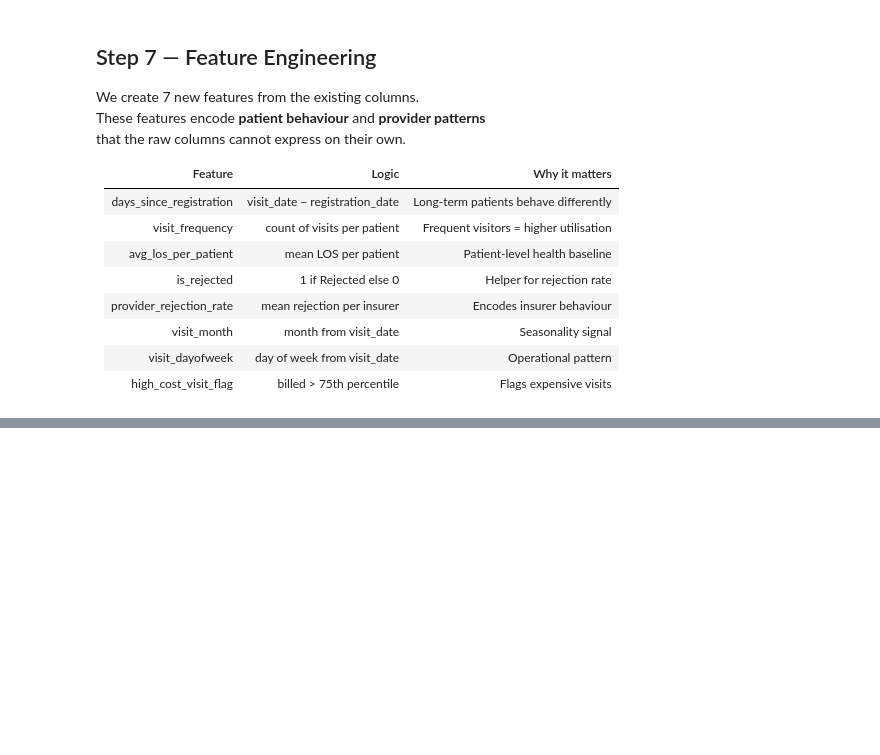
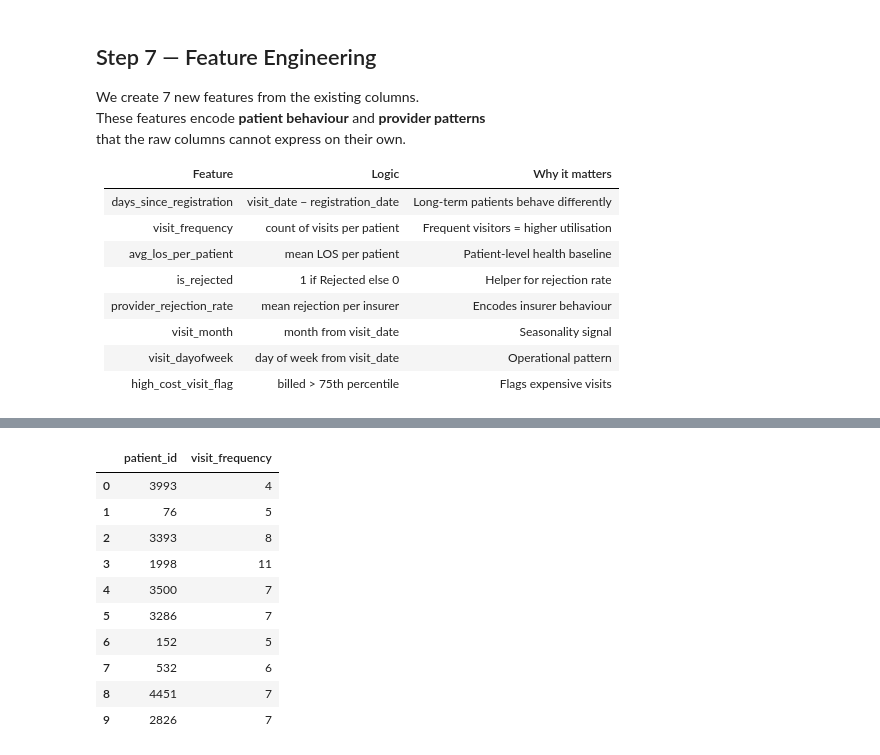
Before and after one commit to TheekshanaMayadunna/Hospital_MLOPS, a Jupyter notebook: notebooks/EDA.ipynb, the cells around one changed output, grey strips where cells are left out. Cells and saved outputs as stored; diff of their text form; code cells hidden in the pictures; blank space fills up the shorter version.

```diff
--- a/notebooks/EDA.ipynb
+++ b/notebooks/EDA.ipynb
@@ -452,5 +452,9 @@ that the raw columns cannot express on their own.
 | visit_dayofweek | day of week from visit_date | Operational pattern |
 | high_cost_visit_flag | billed > 75th percentile | Flags expensive visits |
 # %%
-df.head()
+
+df["registration_date"] = pd.to_datetime(df["registration_date"], errors="coerce")
+df["visit_date"] = pd.to_datetime(df["visit_date"], errors="coerce")
+df["billing_date"] =pd.to_datetime(df["billing_date"], errors="coerce")
+df.info()
 # %% [output]
@@ -473,0 +493,17 @@ TypeError: unsupported operand type(s) for -: 'str' and 'str'
+# %%
+# Visit frequency per patient
+df["visit_frequency"] = df.groupby("patient_id")["visit_id"].transform("count")
+
+df[["patient_id", "visit_frequency"]].drop_duplicates().head(10)
+# %% [output]
+|  | patient_id | visit_frequency |
+| 0 | 3993 | 4 |
+| 1 | 76 | 5 |
+| 2 | 3393 | 8 |
+| 3 | 1998 | 11 |
+| 4 | 3500 | 7 |
+| 5 | 3286 | 7 |
+| 6 | 152 | 5 |
+| 7 | 532 | 6 |
+| 8 | 4451 | 7 |
+| 9 | 2826 | 7 |
```
Also changed, not shown: parts of 10 cells of this notebook.
